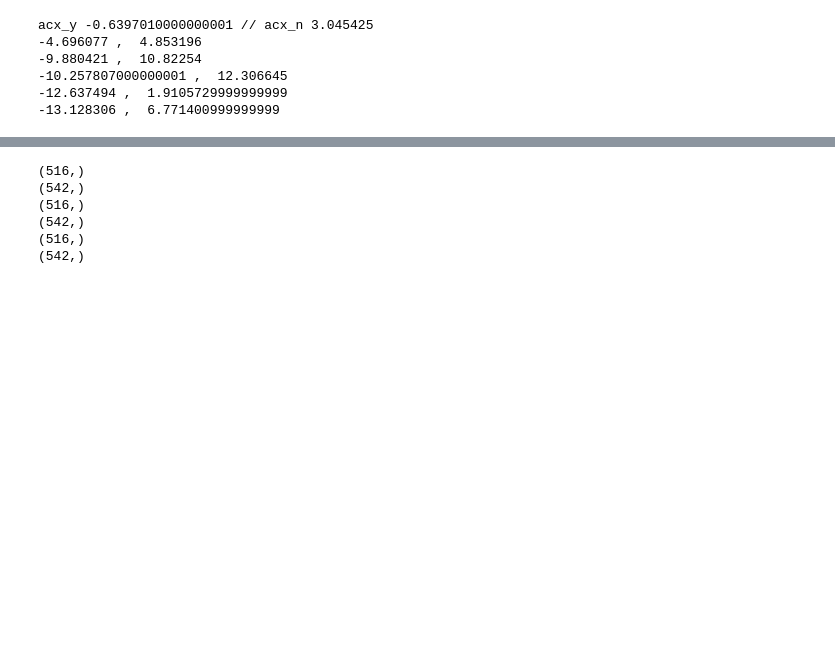
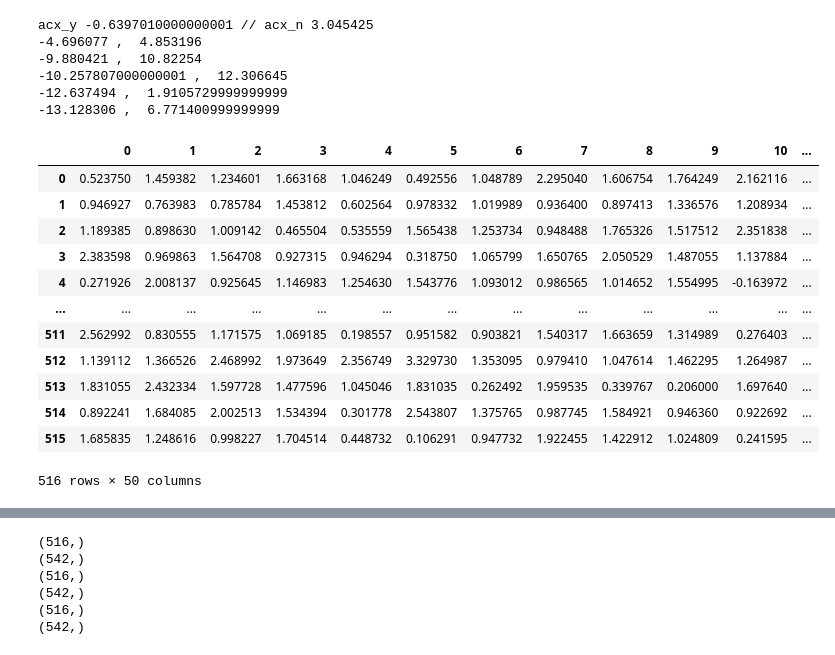
Before and after one commit to Hyolinkim/capstoneDesign_20210830, a Jupyter notebook: data_agument_ver1_2.ipynb, the cells around one changed output, grey strips where cells are left out. Drawn from its saved outputs; the diff is of its cells as text; code cells hidden in the pictures; blank space fills up the shorter version.

```diff
--- a/data_agument_ver1_2.ipynb
+++ b/data_agument_ver1_2.ipynb
@@ -312,3 +312,28 @@ acx_y -0.6397010000000001 // acx_n 3.045425
 -10.257807000000001 ,  12.306645
 -12.637494 ,  1.9105729999999999
 -13.128306 ,  6.771400999999999
+# %%
+#정규분포에서 랜덤하게 번호 뽑기 50개 케이스 만들기 테스트
+acX_rand_norm = []
+for i in range(0,50):
+  acX_rand_norm.append(np.random.normal(acX_y_5.mean(), acX_y_5.std(), size=len(acX_y_5)))
+acX_rand_norm=np.array(acX_rand_norm)
+acX_rand_norm=acX_rand_norm.reshape(len(acX_y_5),50)
+#acX_rand_norm
+#print(acX_rand_norm.shape)
+df=pd.DataFrame(acX_rand_norm)
+df
+# %% [output]
+|  | 0 | 1 | 2 | 3 | 4 | 5 | 6 | 7 | 8 | 9 | 10 | ... |
+| 0 | 0.523750 | 1.459382 | 1.234601 | 1.663168 | 1.046249 | 0.492556 | 1.048789 | 2.295040 | 1.606754 | 1.764249 | 2.162116 | ... |
+| 1 | 0.946927 | 0.763983 | 0.785784 | 1.453812 | 0.602564 | 0.978332 | 1.019989 | 0.936400 | 0.897413 | 1.336576 | 1.208934 | ... |
+| 2 | 1.189385 | 0.898630 | 1.009142 | 0.465504 | 0.535559 | 1.565438 | 1.253734 | 0.948488 | 1.765326 | 1.517512 | 2.351838 | ... |
+| 3 | 2.383598 | 0.969863 | 1.564708 | 0.927315 | 0.946294 | 0.318750 | 1.065799 | 1.650765 | 2.050529 | 1.487055 | 1.137884 | ... |
+| 4 | 0.271926 | 2.008137 | 0.925645 | 1.146983 | 1.254630 | 1.543776 | 1.093012 | 0.986565 | 1.014652 | 1.554995 | -0.163972 | ... |
+| ... | ... | ... | ... | ... | ... | ... | ... | ... | ... | ... | ... | ... |
+| 511 | 2.562992 | 0.830555 | 1.171575 | 1.069185 | 0.198557 | 0.951582 | 0.903821 | 1.540317 | 1.663659 | 1.314989 | 0.276403 | ... |
+| 512 | 1.139112 | 1.366526 | 2.468992 | 1.973649 | 2.356749 | 3.329730 | 1.353095 | 0.979410 | 1.047614 | 1.462295 | 1.264987 | ... |
+| 513 | 1.831055 | 2.432334 | 1.597728 | 1.477596 | 1.045046 | 1.831035 | 0.262492 | 1.959535 | 0.339767 | 0.206000 | 1.697640 | ... |
+| 514 | 0.892241 | 1.684085 | 2.002513 | 1.534394 | 0.301778 | 2.543807 | 1.375765 | 0.987745 | 1.584921 | 0.946360 | 0.922692 | ... |
+| 515 | 1.685835 | 1.248616 | 0.998227 | 1.704514 | 0.448732 | 0.106291 | 0.947732 | 1.922455 | 1.422912 | 1.024809 | 0.241595 | ... |
+516 rows × 50 columns
```
Also changed, not shown: parts of 7 cells of this notebook.
